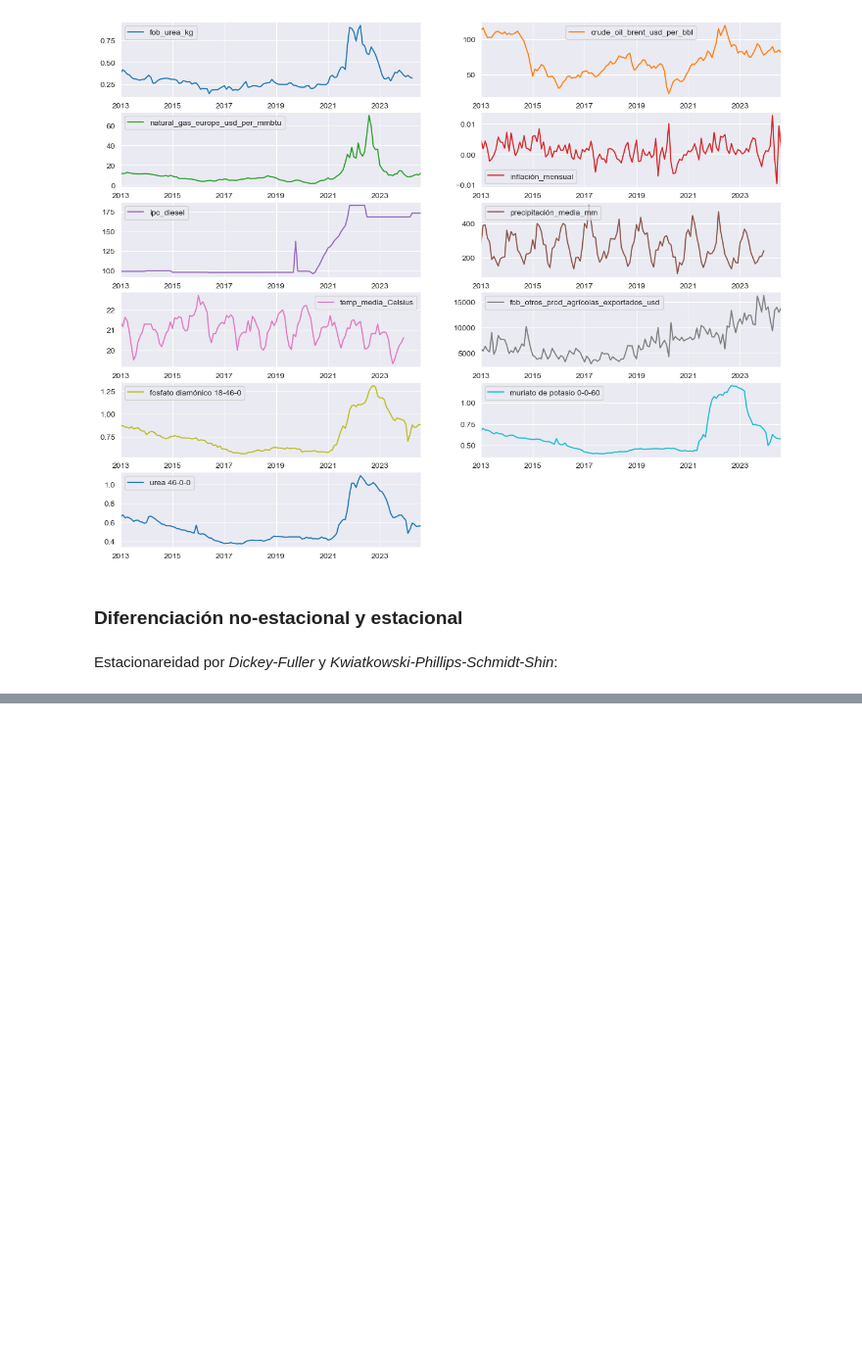
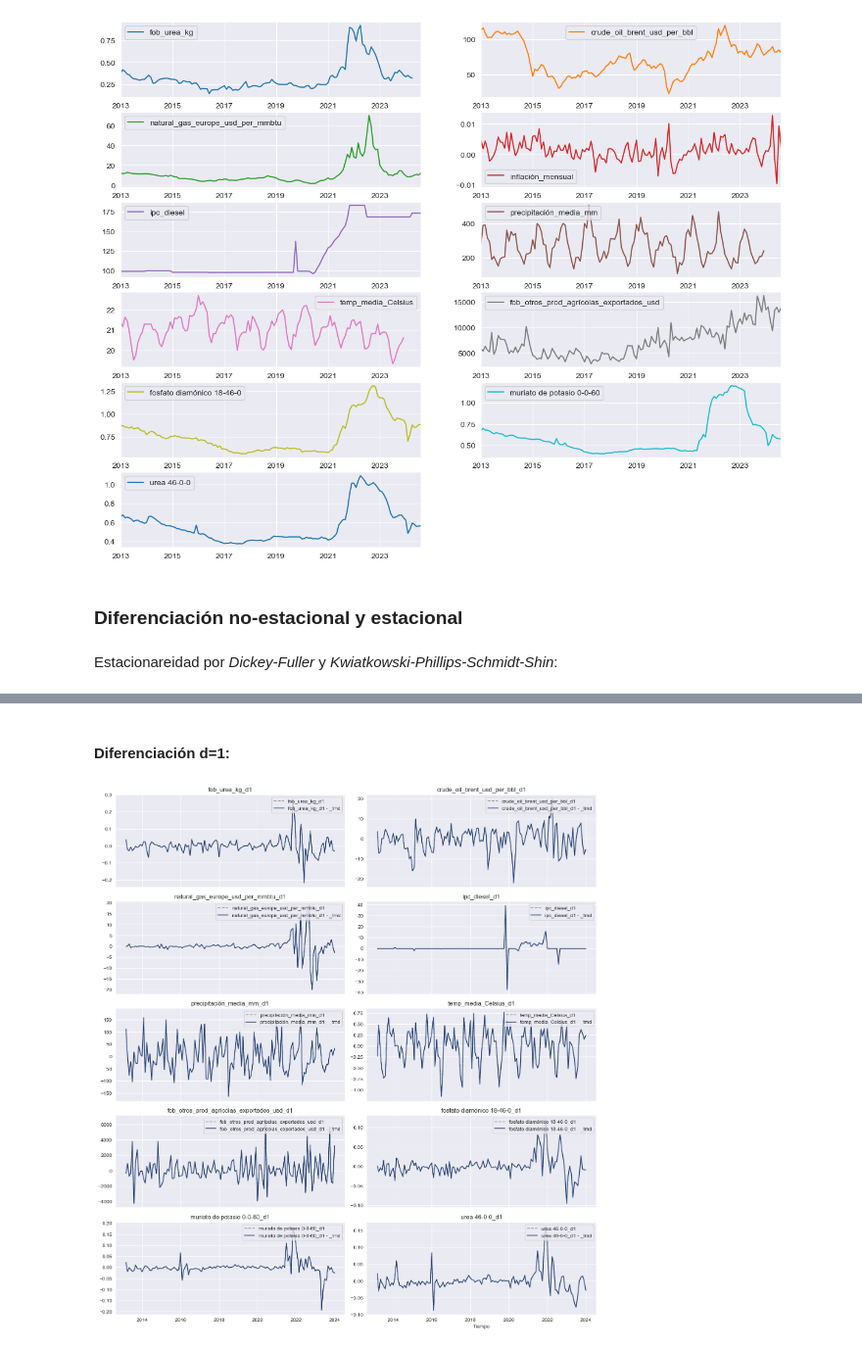
Before and after one commit to IFTrejoM/time-series-fertilizer-price-predictor, a Jupyter notebook: modelo_regresión.ipynb, the cells around one changed output, grey strips where cells are left out. Shown at 98% size. Drawn from its saved outputs; the diff is of its cells as text; code cells hidden in the pictures; blank space fills up the shorter version.

```diff
--- a/modelo_regresión.ipynb
+++ b/modelo_regresión.ipynb
@@ -149,0 +91,31 @@ plt.show()
+# %% [markdown]
+#### Diferenciación d=1:
+# %%
+q_inferior = 0
+q_superior = 1
+# %%
+import pmdarima as pm
+from pmdarima.arima.utils import ndiffs, nsdiffs
+
+# Extraer nombres de variables que no son originalmente estacionarias:
+variables_no_estacionarias = df_test_estacionareidad[df_test_estacionareidad['estado_estacionario'] != 'Estacionario']['variable'].values
+
+# Crear un df de variables no estacionarias:
+df_no_estacionarias = df_sin_na[variables_no_estacionarias]
+
+# Diferenciar para d=1 y agregar sufijo:
+df_no_estacionarias_diferenciadas_d1 = df_no_estacionarias\
+    .apply(np.diff, n=1)\
+    .add_suffix("_d1")
+
+# Establecer índice, tomando en cuenta que la diferenciación elimina la primera fila:
+df_no_estacionarias_diferenciadas_d1.index = pd.date_range(start=mes_2, end=último_mes, freq='ME')
+
+# Recortar valores extremos bajo criterio de cuantiles:
+df_no_estacionarias_diferenciadas_d1_tmd = df_no_estacionarias_diferenciadas_d1\
+    .apply(lambda x: x.clip(lower=x.quantile(q_inferior), upper=x.quantile(q_superior)))
+# %%
+# Visualizar diferencias en datos tras recortes de valores extremos:
+plot_comparison(df_no_estacionarias_diferenciadas_d1, df_no_estacionarias_diferenciadas_d1_tmd, suffix='_tmd')
+# %% [output]
+[figure, added]
```
Also changed, not shown: parts of 27 cells of this notebook, 1 other file.
